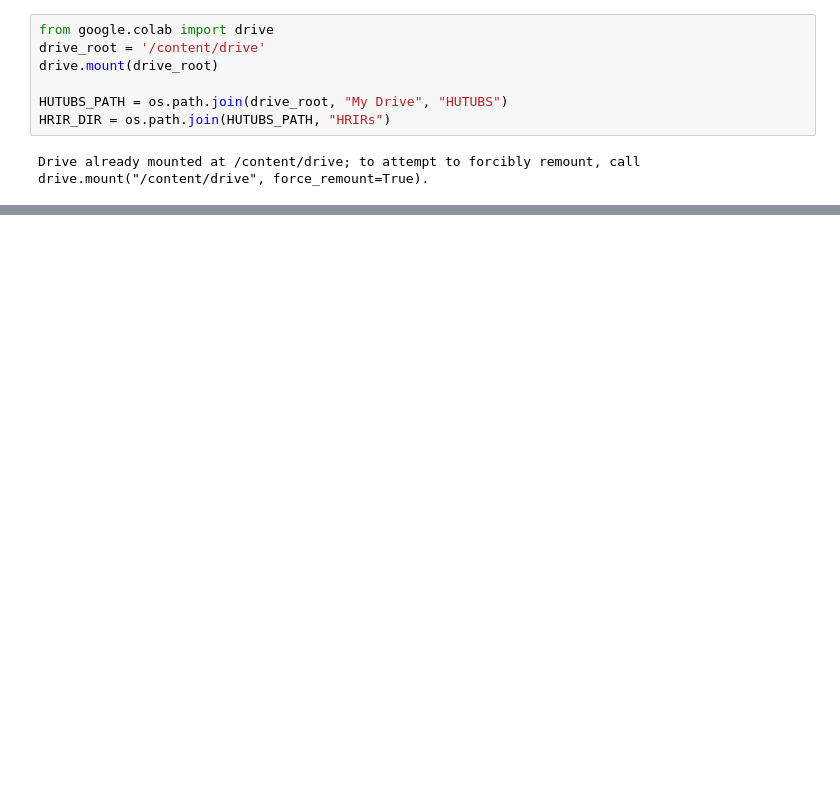
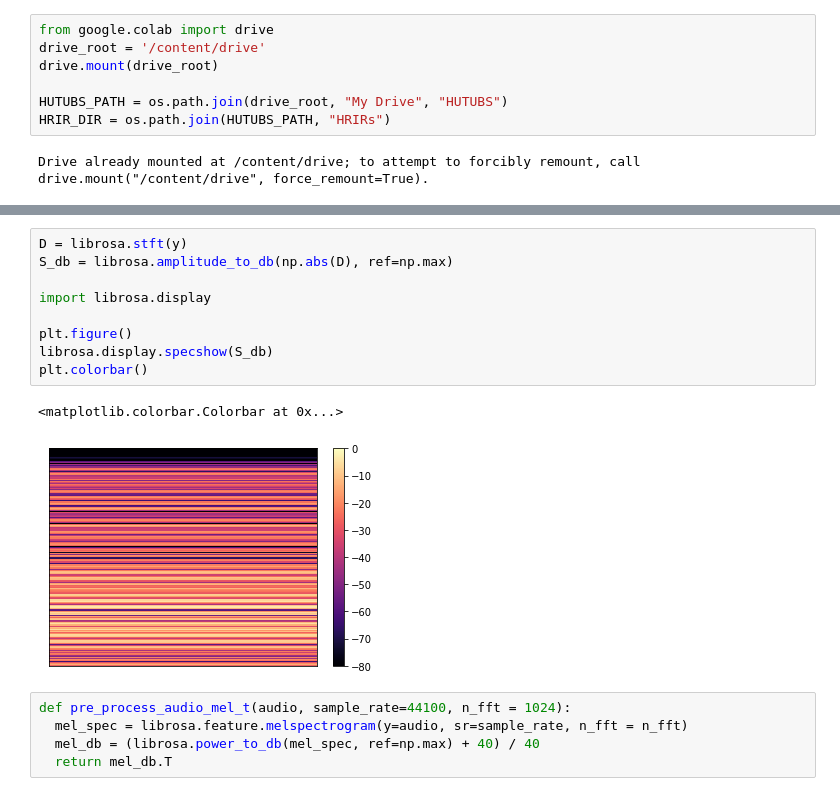
Before and after one commit to pakdaniel/DataMiningFinal, a Jupyter notebook: DataMiningFinal.ipynb, the cells around one changed output, grey strips where cells are left out. Drawn from its saved outputs; the diff is of its cells as text; blank space fills up the shorter version.

```diff
--- a/DataMiningFinal.ipynb
+++ b/DataMiningFinal.ipynb
@@ -111,0 +162,17 @@ def read_sofa(sofa_path):
+# %%
+D = librosa.stft(y)
+S_db = librosa.amplitude_to_db(np.abs(D), ref=np.max)
+
+import librosa.display
+
+plt.figure()
+librosa.display.specshow(S_db)
+plt.colorbar()
+# %% [output]
+<matplotlib.colorbar.Colorbar at 0x...>
+[figure, added]
+# %%
+def pre_process_audio_mel_t(audio, sample_rate=44100, n_fft = 1024):
+  mel_spec = librosa.feature.melspectrogram(y=audio, sr=sample_rate, n_fft = n_fft)
+  mel_db = (librosa.power_to_db(mel_spec, ref=np.max) + 40) / 40
+  return mel_db.T
```
Also changed, not shown: parts of 8 cells of this notebook.
